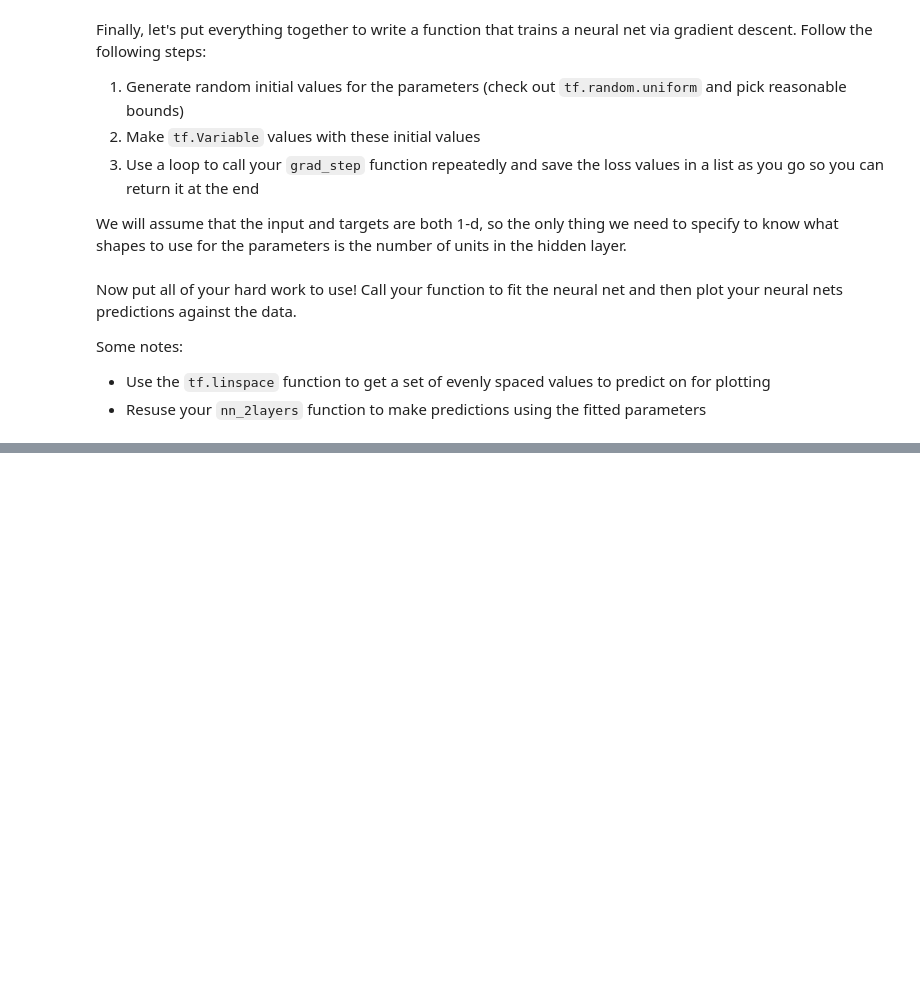
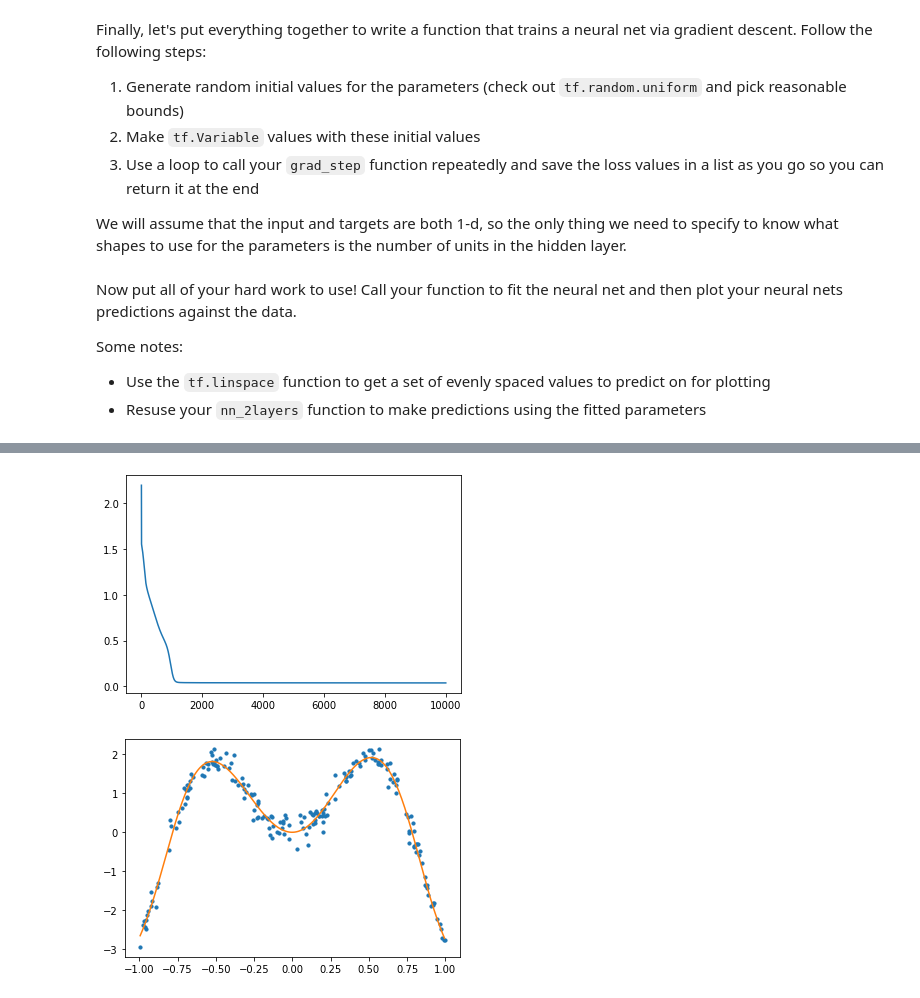
Before and after one commit to ka741/ANLY_590_Labs, a Jupyter notebook: tf_and_keras.ipynb, the cells around one changed output, grey strips where cells are left out. Cells and saved outputs as stored; diff of their text form; code cells hidden in the pictures; blank space fills up the shorter version.

```diff
--- a/tf_and_keras.ipynb
+++ b/tf_and_keras.ipynb
@@ -106,7 +134,8 @@ def mse(y_true, y_pred):
   y_true: array of target values, shape: (batch size, 1)
   y_pred: array of predicted values, shape: (batch size, 1)
   '''
-  pass
+  # average of the squared dif between y_true and y_pred
+  return tf.reduce_mean((y_true - y_pred)**2)
 # %% [markdown]
 Now let's write a function that does a single step of gradient descent. It should:
 1. use a gradient tape to track computation
@@ -162,0 +262,18 @@ Some notes:
+# %%
+# your code + plots here
+losses, vars = nn_grad_desc(
+    x, y, n_hidden=8, f_hidden=tf.tanh, f_out=linear,
+    step_size=0.1, n_iters=10000
+)
+
+plt.plot(losses)
+plt.show()
+x_grid = tf.linspace(x.min(), x.max(), 200)[:, tf.newaxis]
+y_hat = nn_2layers(x_grid, vars, tf.tanh, linear)
+plt.scatter(x,y , s=10)
+plt.plot([],[])
+plt.plot(x_grid, y_hat)
+plt.show()
+# %% [output]
+[figure, added]
+[figure, added]
```
Also changed, not shown: parts of 13 cells of this notebook.
